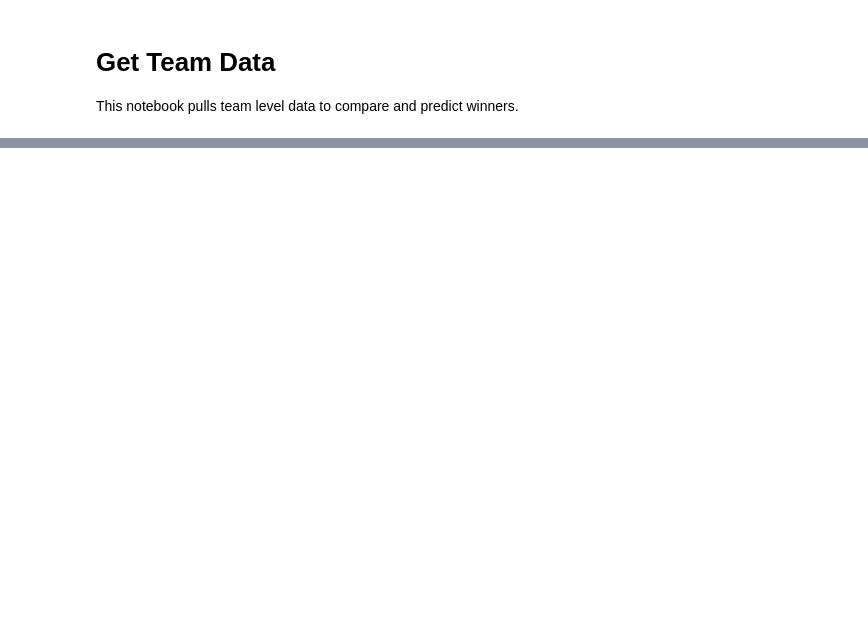
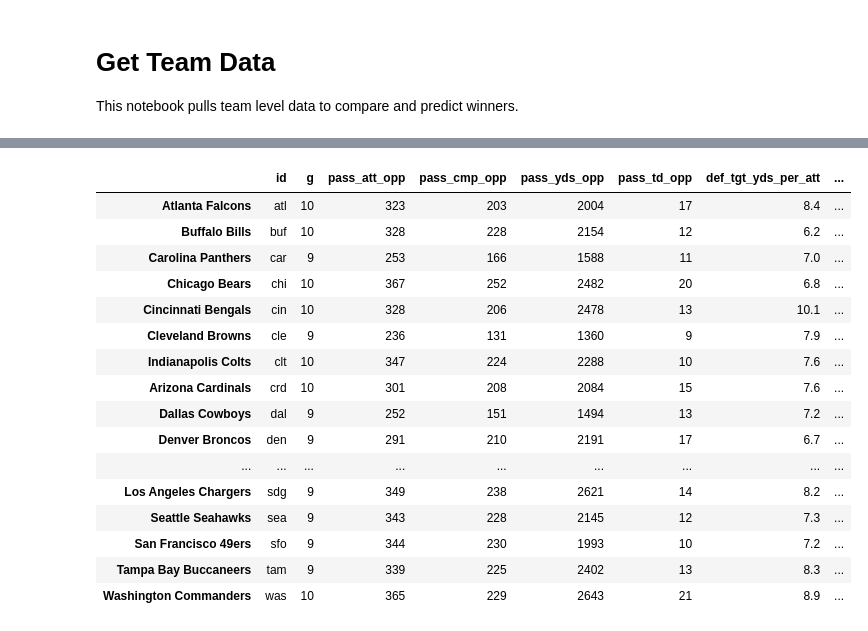
Before and after one commit to jbaviation/NFL-Data-Exploration, a Jupyter notebook: team_data.ipynb, the cells around one changed output, grey strips where cells are left out. Cells and saved outputs as stored; diff of their text form; code cells hidden in the pictures; blank space fills up the shorter version.

```diff
--- a/team_data.ipynb
+++ b/team_data.ipynb
@@ -49,0 +103,7 @@ data = projections.GetData(year_soup=year_soup)
+# %%
+def_soup = data.def_soup
+
+reload(projections)
+data = projections.GetData(def_soup=def_soup)
+# %%
+ds = data.team_defense_stats()
@@ -49,0 +121,20 @@ data = projections.GetData(year_soup=year_soup)
+# %%
+ds[1]
+# %% [output]
+|  | id | g | pass_att_opp | pass_cmp_opp | pass_yds_opp | pass_td_opp | def_tgt_yds_per_att | ... |
+| Atlanta Falcons | atl | 10 | 323 | 203 | 2004 | 17 | 8.4 | ... |
+| Buffalo Bills | buf | 10 | 328 | 228 | 2154 | 12 | 6.2 | ... |
+| Carolina Panthers | car | 9 | 253 | 166 | 1588 | 11 | 7.0 | ... |
+| Chicago Bears | chi | 10 | 367 | 252 | 2482 | 20 | 6.8 | ... |
+| Cincinnati Bengals | cin | 10 | 328 | 206 | 2478 | 13 | 10.1 | ... |
+| Cleveland Browns | cle | 9 | 236 | 131 | 1360 | 9 | 7.9 | ... |
+| Indianapolis Colts | clt | 10 | 347 | 224 | 2288 | 10 | 7.6 | ... |
+| Arizona Cardinals | crd | 10 | 301 | 208 | 2084 | 15 | 7.6 | ... |
+| Dallas Cowboys | dal | 9 | 252 | 151 | 1494 | 13 | 7.2 | ... |
+| Denver Broncos | den | 9 | 291 | 210 | 2191 | 17 | 6.7 | ... |
+| ... | ... | ... | ... | ... | ... | ... | ... | ... |
+| Los Angeles Chargers | sdg | 9 | 349 | 238 | 2621 | 14 | 8.2 | ... |
+| Seattle Seahawks | sea | 9 | 343 | 228 | 2145 | 12 | 7.3 | ... |
+| San Francisco 49ers | sfo | 9 | 344 | 230 | 1993 | 10 | 7.2 | ... |
+| Tampa Bay Buccaneers | tam | 9 | 339 | 225 | 2402 | 13 | 8.3 | ... |
+| Washington Commanders | was | 10 | 365 | 229 | 2643 | 21 | 8.9 | ... |
```
Also changed, not shown: parts of 8 cells of this notebook, 1 other file.
